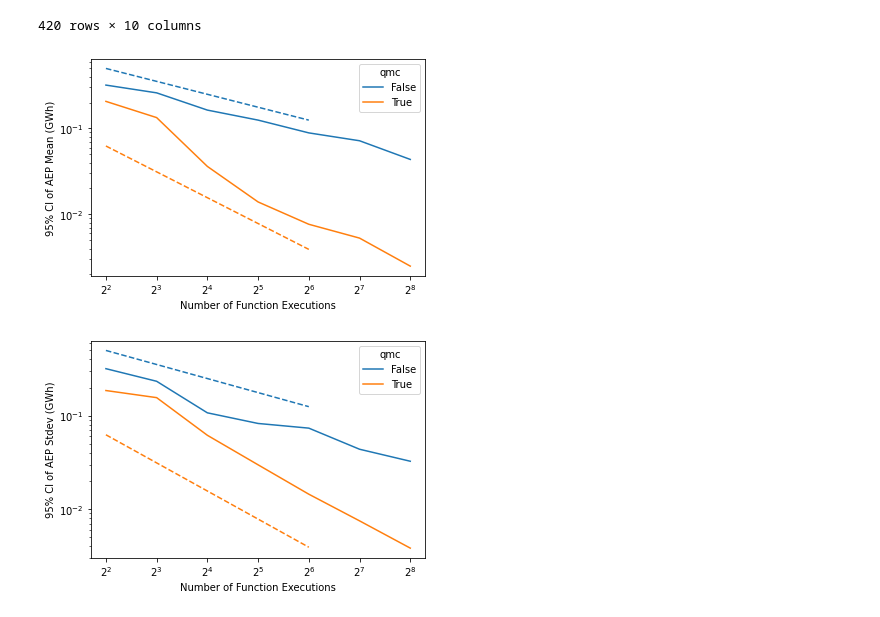
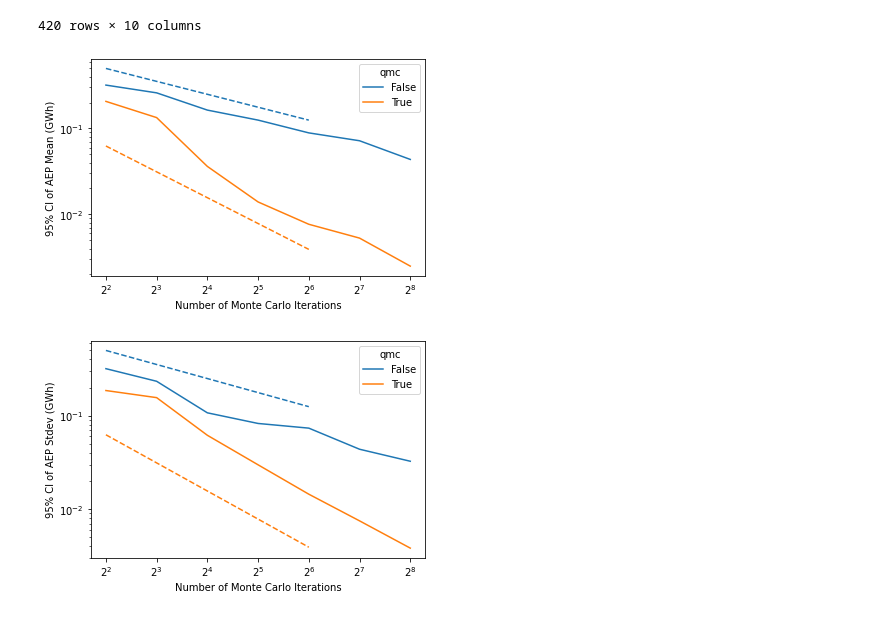
Before and after one commit to jordanperr/appm5650finalproject, a Jupyter notebook: analysis.ipynb, the cells around one changed output. Saved outputs shown, nothing was run; the diff lists cells and outputs as text; code cells hidden in the pictures.

```diff
--- a/analysis.ipynb
+++ b/analysis.ipynb
@@ -124,30 +156,30 @@ exp3
 # %%
 gdf = exp3.groupby(["num_sim", "qmc"]).std().reset_index()
 gdf["AEP mean"] *= 4 # To compute 95% CI - assuming normally distributed
 gdf["AEP stdev"] *= 4
 
 x = np.logspace(2,6,base=2)
 
 plt.plot(x,1/np.sqrt(x),"--")
 plt.plot(x,0.25/x,"--")
 sns.lineplot(data=gdf, x="num_sim", y="AEP mean", hue="qmc")
 plt.xscale('log', base=2)
 plt.yscale('log', base=10)
 plt.ylabel("95% CI of AEP Mean (GWh)")
-plt.xlabel("Number of Function Executions")
+plt.xlabel("Number of Monte Carlo Iterations")
 plt.show()
 
 plt.plot(x,1/np.sqrt(x),"--")
 plt.plot(x,0.25/x,"--")
 sns.lineplot(data=gdf, x="num_sim", y="AEP stdev", hue="qmc")
 plt.xscale('log', base=2)
 plt.yscale('log', base=10)
 plt.ylabel("95% CI of AEP Stdev (GWh)")
-plt.xlabel("Number of Function Executions")
+plt.xlabel("Number of Monte Carlo Iterations")
 plt.show()
 # %% [output]
-[figure, old version]
+[figure, new version]
-[figure, old version]
+[figure, new version]
 # %%
 
 
```
Also changed, not shown: parts of 1 cell of this notebook, 2 other files.
